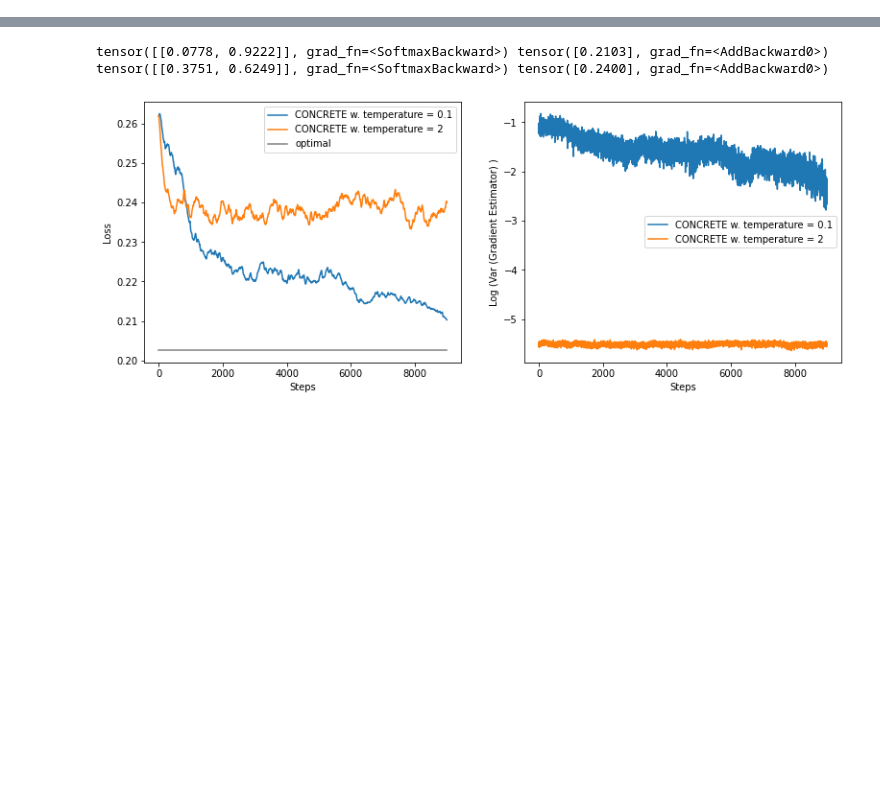
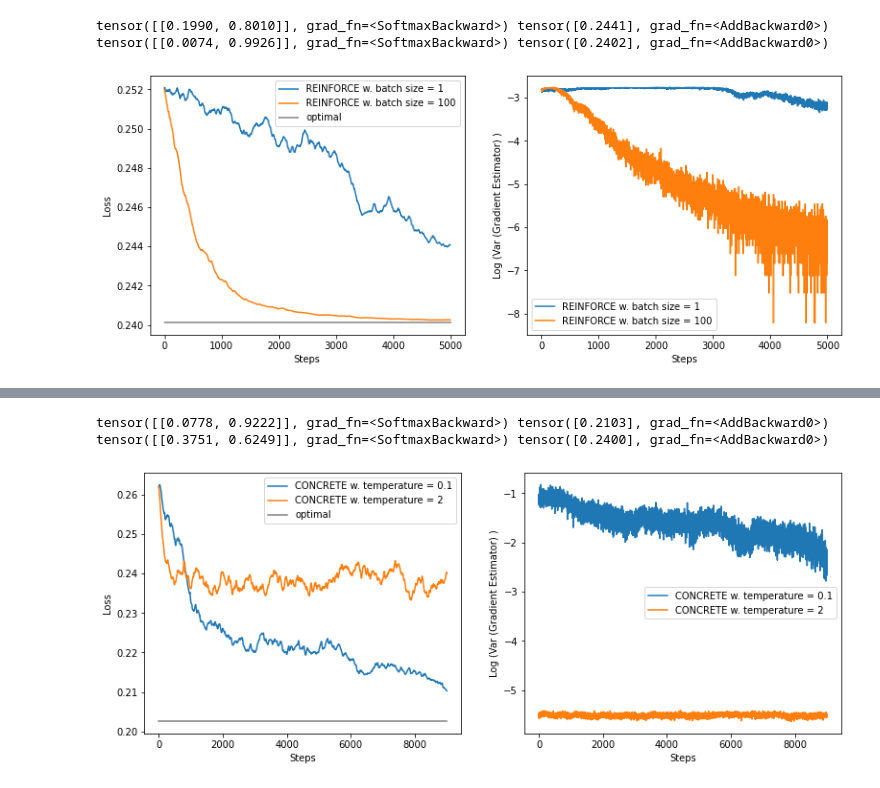
Before and after one commit to borea17/StrImaDec, a Jupyter notebook: Untitled.ipynb, the cells around one changed output, grey strips where cells are left out. Drawn from its saved outputs; the diff is of its cells as text; code cells hidden in the pictures; blank space fills up the shorter version.

```diff
--- a/Untitled.ipynb
+++ b/Untitled.ipynb
@@ -213,0 +348,22 @@ tensor([[0.0074, 0.9926]], grad_fn=<SoftmaxBackward>) tensor([0.2402], grad_fn=<
+# %%
+batch_sizes = [1, 100]
+results = {}
+for i, batch_size in enumerate(batch_sizes):
+    params = {
+        "encoder_network" : {
+            "x_dim" : 1,
+        },
+        "num_epochs":  5000,
+        "lr": 0.01,
+        "batch_size": batch_size,
+        "target": [0.49, 0.51], # [0.34, 0.33, 0.33],
+        "SEED": 1,
+        "estimator": REINFORCE,
+    }
+    results[str(i)] = run_experiment(params)
+    results[str(i)]["name"] = f"REINFORCE w. batch size = {batch_size}"
+plot_loss(results, params)
+# %% [output]
+tensor([[0.1990, 0.8010]], grad_fn=<SoftmaxBackward>) tensor([0.2441], grad_fn=<AddBackward0>)
+tensor([[0.0074, 0.9926]], grad_fn=<SoftmaxBackward>) tensor([0.2402], grad_fn=<AddBackward0>)
+[figure, added]
```
Also changed, not shown: parts of 5 cells of this notebook.
